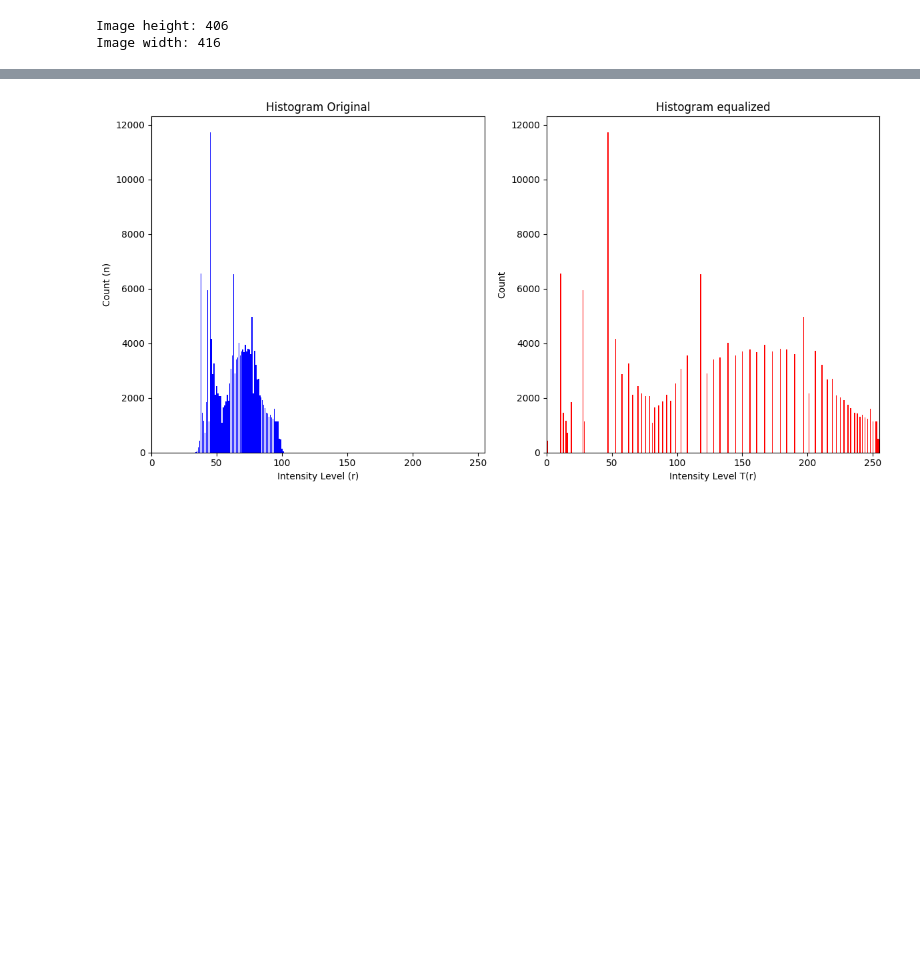
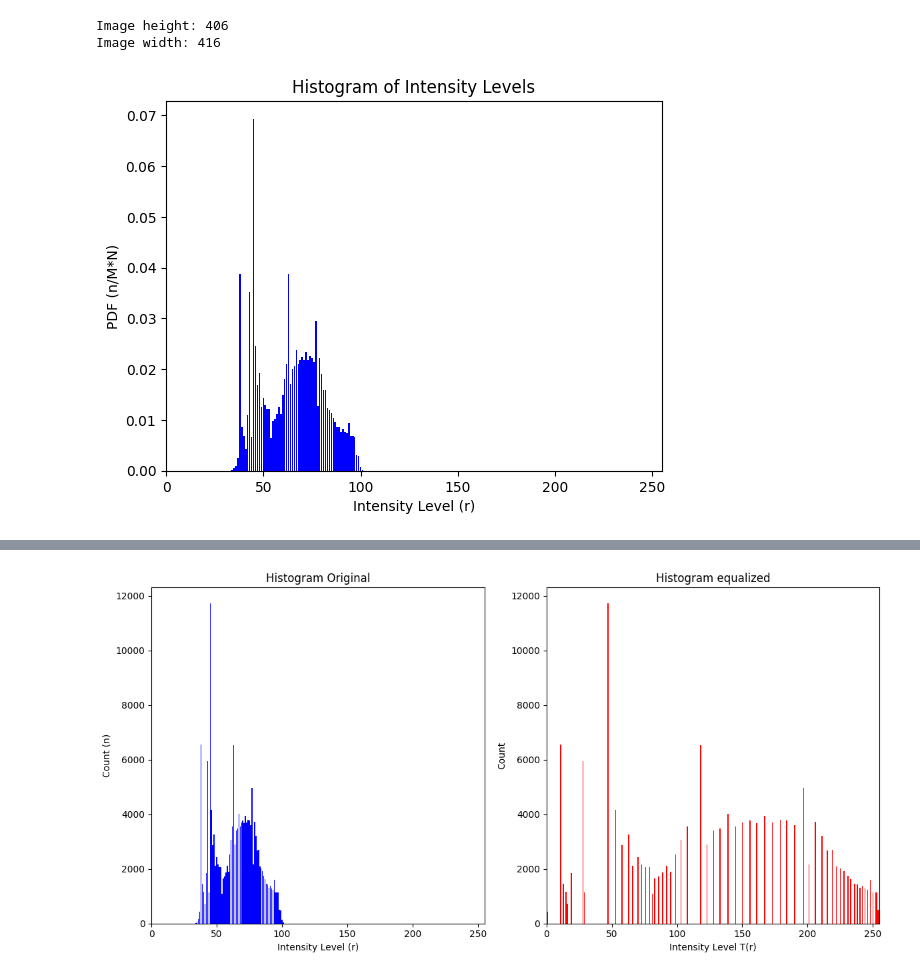
Before and after one commit to anandaru/NIT, a Jupyter notebook: ComputerVision/HistogramEqualization.ipynb, the cells around one changed output, grey strips where cells are left out. Cells and saved outputs as stored; diff of their text form; code cells hidden in the pictures; blank space fills up the shorter version.

```diff
--- a/ComputerVision/HistogramEqualization.ipynb
+++ b/ComputerVision/HistogramEqualization.ipynb
@@ -197,4 +201,23 @@ print("Image width:", N)
 # %% [output]
 Image height: 406
 Image width: 416
+# %%
+# Calculate total intensity
+normalization_factor = M * N
+
+# Calculate intensity probabilities (PDF)
+df['PDF (n/M*N)'] = df['Count (n)'] / normalization_factor
+
+# normalized histogram
+plt.bar(df['Intensity Level (r)'], df['PDF (n/M*N)'], color='blue')
+plt.title('Histogram of Intensity Levels')
+plt.xlabel('Intensity Level (r)')
+plt.ylabel('PDF (n/M*N)')
+
+# Set x-axis limits from 0 to 255
+plt.xlim(0, 255)
+
+plt.show()
+# %% [output]
+[figure, added]
 # %%
```
Also changed, not shown: parts of 15 cells of this notebook.
